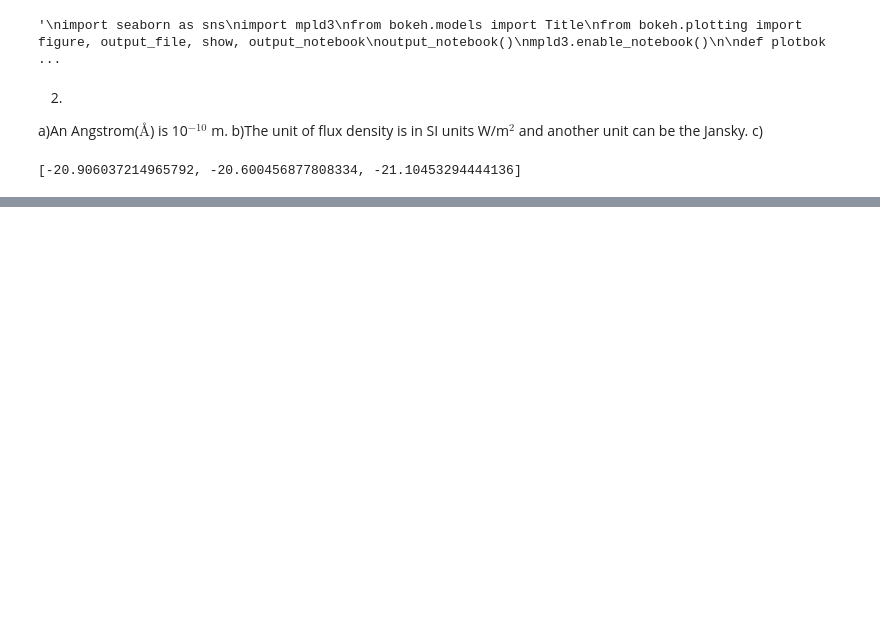
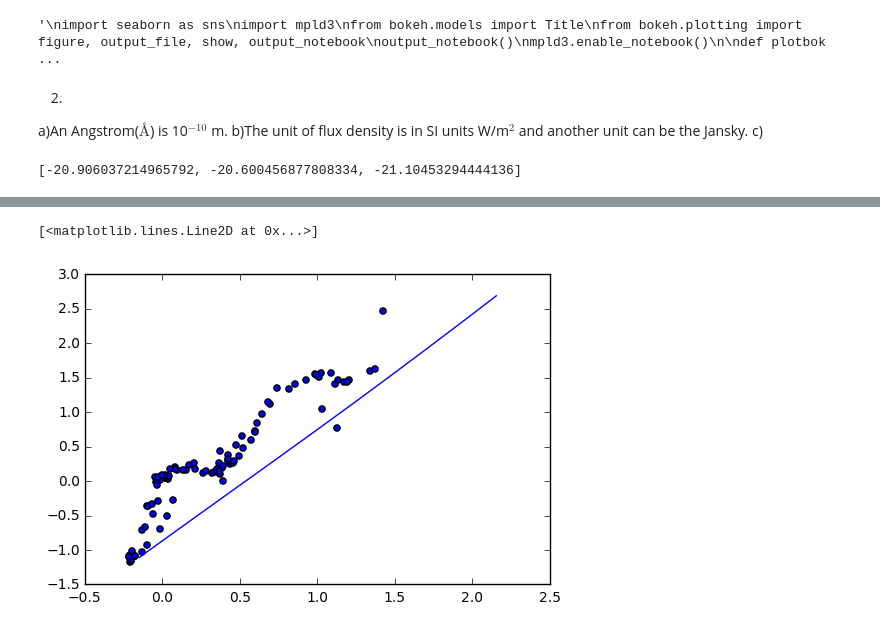
Before and after one commit to DLZRR/AL-OP-2016-2017, a Jupyter notebook: AL&OP 1.ipynb, the cells around one changed output, grey strips where cells are left out. Cells and saved outputs as stored; diff of their text form; code cells hidden in the pictures; blank space fills up the shorter version.

```diff
--- a/AL&OP 1.ipynb
+++ b/AL&OP 1.ipynb
@@ -171,0 +109,68 @@ for i in spectra['#filename']:
+# %%
+#Question 3 a and b
+def m_x(lambd_0,lambd_delta,C_x,iets1):
+    lamnieuw = np.linspace(lambd_0-lambd_delta/2,lambd_0+lambd_delta/2, 100)
+    Fnieuw = np.interp(lamnieuw, iets1['# wavelength'], iets1[' flux'] )
+    return(-2.5 * np.log10( np.trapz( Fnieuw * lamnieuw, lamnieuw )/ np.trapz(lamnieuw,lamnieuw) ) + C_x)
+
+def planck(lambd_0, lambd_delta, T):
+    h = 6.626e-34
+    c = 3.00e18
+    k_B = 1.38e-23
+    lamnieuw = np.linspace(lambd_0-lambd_delta/2,lambd_0+lambd_delta/2, 100)
+    return((2*h*(c**2)/(lamnieuw**5))*(1/(np.exp((h*c)/(lamnieuw*k_B*T))-1)))
+
+def m_x1(lambd_0,lambd_delta,C_x,iets1,Fnieuw):
+    lamnieuw = np.linspace(lambd_0-lambd_delta/2,lambd_0+lambd_delta/2, 100)
+    return(-2.5 * np.log10( np.trapz( Fnieuw * lamnieuw, lamnieuw )/ np.trapz(lamnieuw,lamnieuw) ) + C_x)
+
+T = np.arange(2000, 30100, 100)
+
+spectra = read("Data/spectra.list.csv")
+
+j = 0
+
+B_V = []
+U_B = []
+
+for i in spectra['#filename']:
+    i = "Data/" + i
+    iets1 = read(i)
+
+    type_name = spectra[' type'][j]
+
+    U = m_x(lambd_0[0],lambd_delta[0],l[0],iets1)
+    B = m_x(lambd_0[1],lambd_delta[1],l[1],iets1)
+    V = m_x(lambd_0[2],lambd_delta[2],l[2],iets1)
+    B_V.append(B-V)
+    U_B.append(U-B)
+
+    #print("For filter ", name_filter[0],",and the star", i, ", the magnitude is",m_x(lambd_0[0],lambd_delta[0],l[0],iets1))
+    #print("For filter ", name_filter[1],",and the star", i, ", the magnitude is",m_x(lambd_0[1],lambd_delta[1],l[1],iets1))
+    #print("For filter ", name_filter[2],",and the star", i, ", the magnitude is",m_x(lambd_0[2],lambd_delta[2],l[2],iets1))
+    plt.scatter(m_x(lambd_0[1],lambd_delta[1],l[1],iets1)-m_x(lambd_0[2],lambd_delta[2],l[2],iets1), m_x(lambd_0[0],lambd_delta[0],l[0],iets1)-m_x(lambd_0[1],lambd_delta[1],l[1],iets1))
+
+B_V = np.asarray(B_V)
+U_B = np.asarray(U_B)
+
+B_VT = []
+U_BT = []
+
+#print(m_x1(lambd_0[0],lambd_delta[0],l[0],iets1, planck(lambd_0[0],lambd_delta[0], T[260])))
+
+
+for i in range(len(T)):
+    UT = m_x1(lambd_0[0],lambd_delta[0],l[0],iets1, planck(lambd_0[0],lambd_delta[0], T[i]))
+    BT = m_x1(lambd_0[1],lambd_delta[1],l[1],iets1, planck(lambd_0[1],lambd_delta[1], T[i]))
+    VT = m_x1(lambd_0[2],lambd_delta[2],l[2],iets1, planck(lambd_0[2],lambd_delta[2], T[i]))
+
+    B_VT.append(BT - VT)
+    U_BT.append(UT - BT)
+
+B_VT = np.asarray(B_VT)
+U_BT = np.asarray(U_BT)
+
+plt.plot(B_VT, U_BT)
+# %% [output]
+[<matplotlib.lines.Line2D at 0x...>]
+[figure, added]
```
Also changed, not shown: parts of 7 cells of this notebook.
